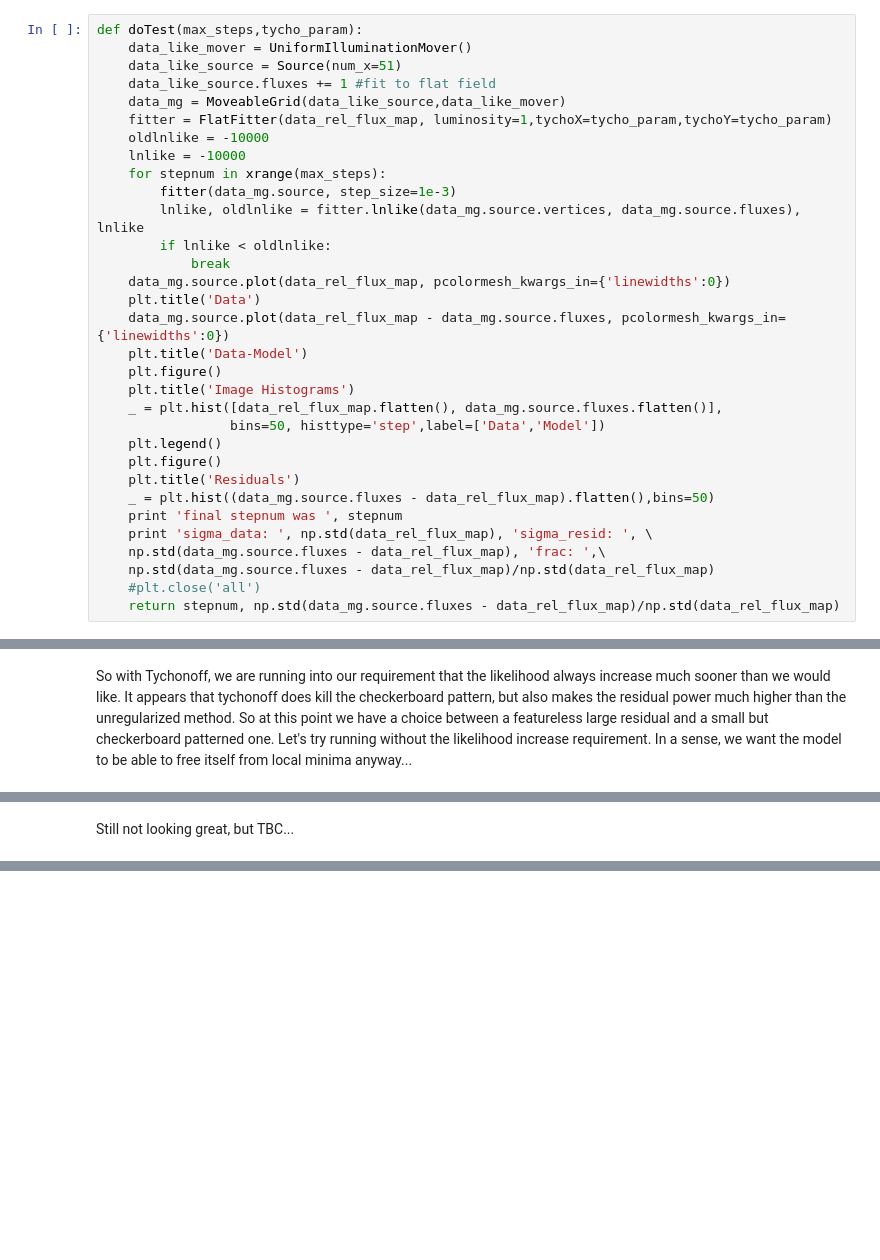
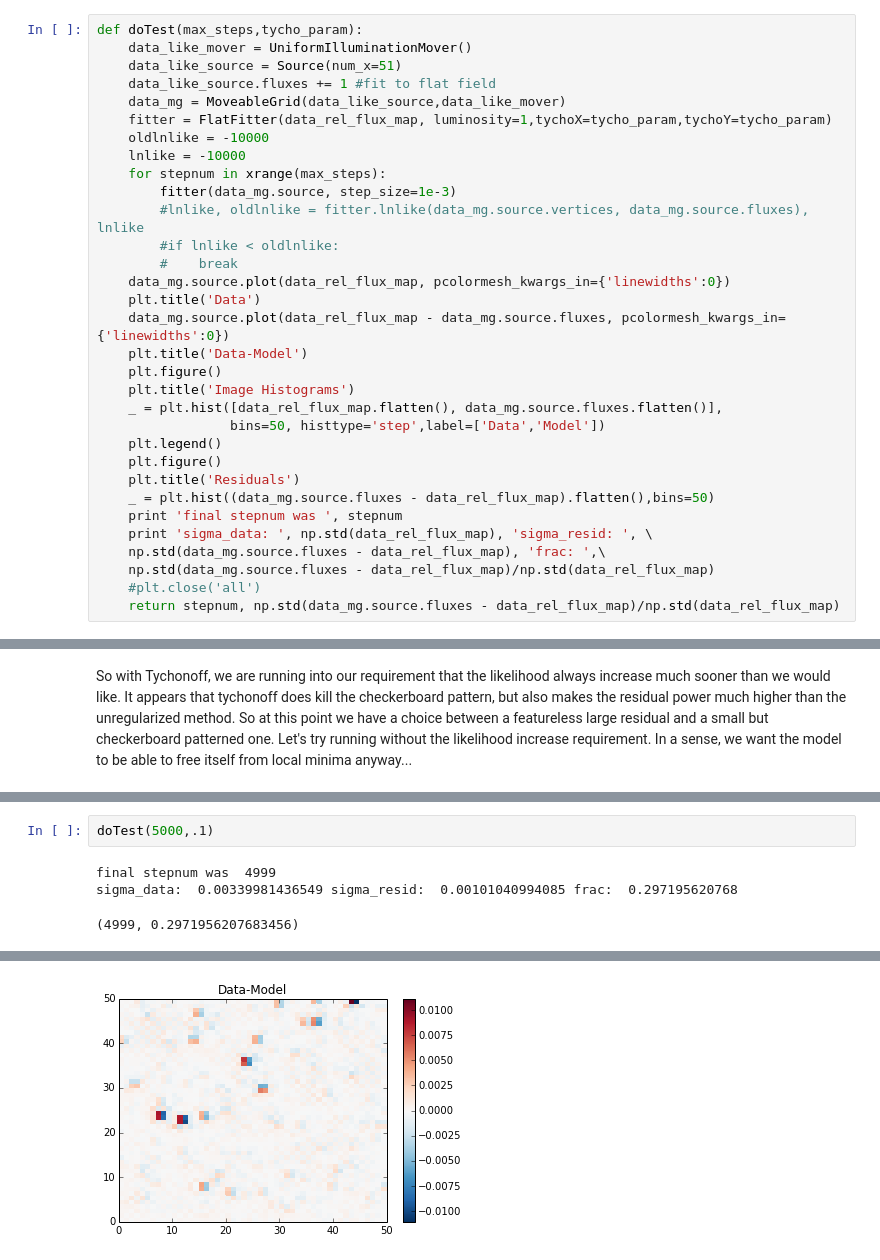
Before and after one commit to cpadavis/weak_sauce, a Jupyter notebook: notebooks/testing_tychonoff.ipynb, the cells around one changed output, grey strips where cells are left out. Drawn from its saved outputs; the diff is of its cells as text; blank space fills up the shorter version.

```diff
--- a/notebooks/testing_tychonoff.ipynb
+++ b/notebooks/testing_tychonoff.ipynb
@@ -44,9 +44,9 @@ def doTest(max_steps,tycho_param):
     lnlike = -10000
     for stepnum in xrange(max_steps):
         fitter(data_mg.source, step_size=1e-3)
-        lnlike, oldlnlike = fitter.lnlike(data_mg.source.vertices, data_mg.source.fluxes), lnlike
-        if lnlike < oldlnlike:
-            break
+        #lnlike, oldlnlike = fitter.lnlike(data_mg.source.vertices, data_mg.source.fluxes), lnlike
+        #if lnlike < oldlnlike:
+        #    break
     data_mg.source.plot(data_rel_flux_map, pcolormesh_kwargs_in={'linewidths':0})
     plt.title('Data')
     data_mg.source.plot(data_rel_flux_map - data_mg.source.fluxes, pcolormesh_kwargs_in={'linewidths':0})
@@ -112,2 +101,6 @@ sigma_data:  0.00339981436549 sigma_resid:  0.00863877361519 frac:  2.5409545011
-# %% [markdown]
-Still not looking great, but TBC...
+# %%
+doTest(5000,.1)
+# %% [output]
+final stepnum was  4999
+sigma_data:  0.00339981436549 sigma_resid:  0.00101040994085 frac:  0.297195620768
+(4999, 0.2971956207683456)
@@ -113,0 +108 @@ Still not looking great, but TBC...
+[figure, added]
```
Also changed, not shown: parts of 4 cells of this notebook, 1 other file.
